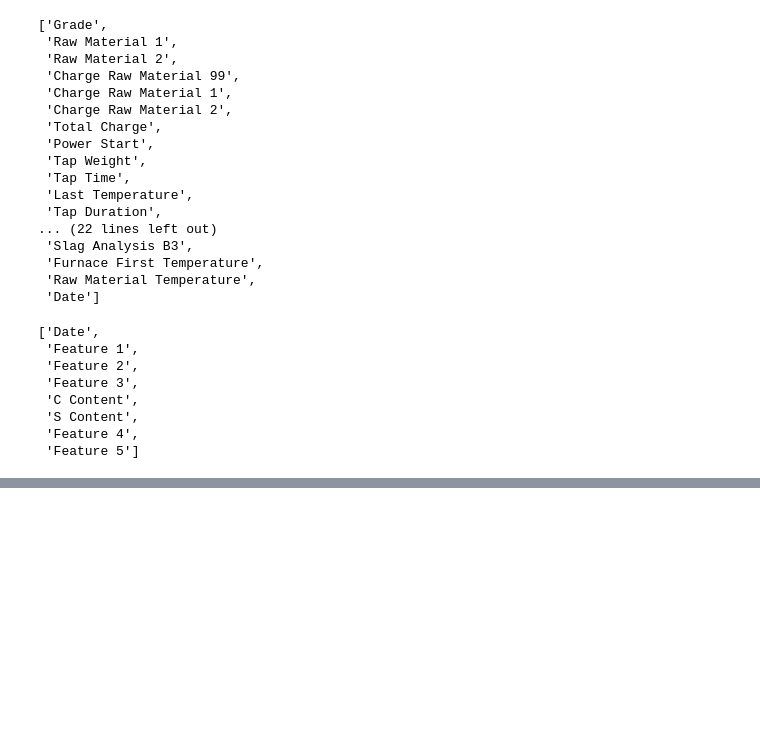
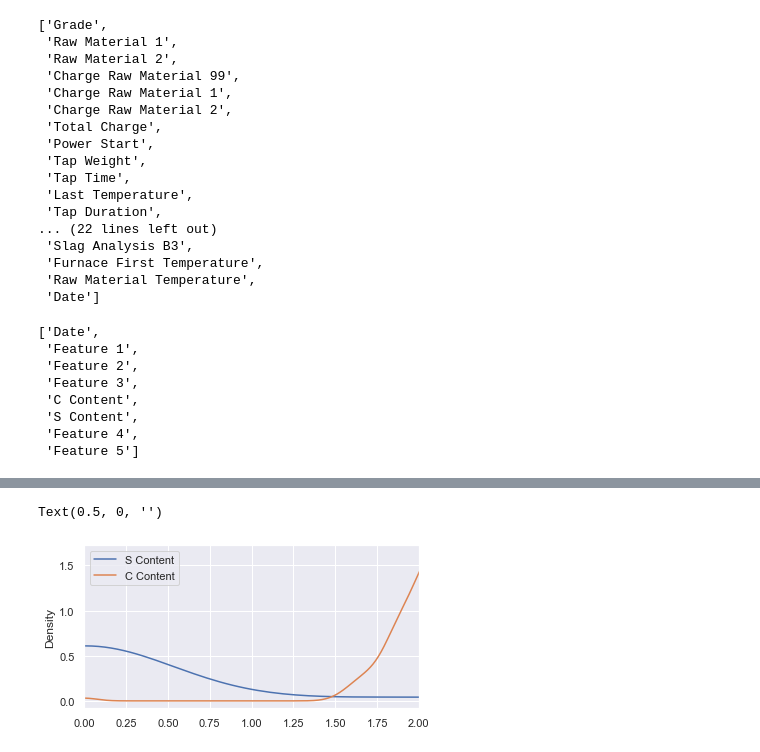
Before and after one commit to danielfernandescc/VettaDSTeste, a Jupyter notebook: main.ipynb, the cells around one changed output, grey strips where cells are left out. Cells and saved outputs as stored; diff of their text form; code cells hidden in the pictures; blank space fills up the shorter version.

```diff
--- a/main.ipynb
+++ b/main.ipynb
@@ -11,6 +11,9 @@ Populating the interactive namespace from numpy and matplotlib
 datasetFurnace = pd.read_csv('furnace_data.csv',sep=',',encoding='utf-8')
 # %%
 datasetRaw = pd.read_csv('raw_material_data.csv',sep=',',encoding='utf-8')
+# %%
+# casting date to year only
+datasetRaw['Date'] = pd.to_datetime(datasetRaw['Date']).dt.date
 # %%
 datasetRaw.head().T
 # %% [output]
@@ -132,0 +179,7 @@ Name: Raw Material 1, dtype: int64
+# %%
+#plotando o grafico superior
+datasetRaw.plot.density(y=['S Content', 'C Content'],xlim=[0,2],figsize=[6,3])
+plt.xlabel("")
+# %% [output]
+Text(0.5, 0, '')
+[figure, added]
```
Also changed, not shown: parts of 16 cells of this notebook.
